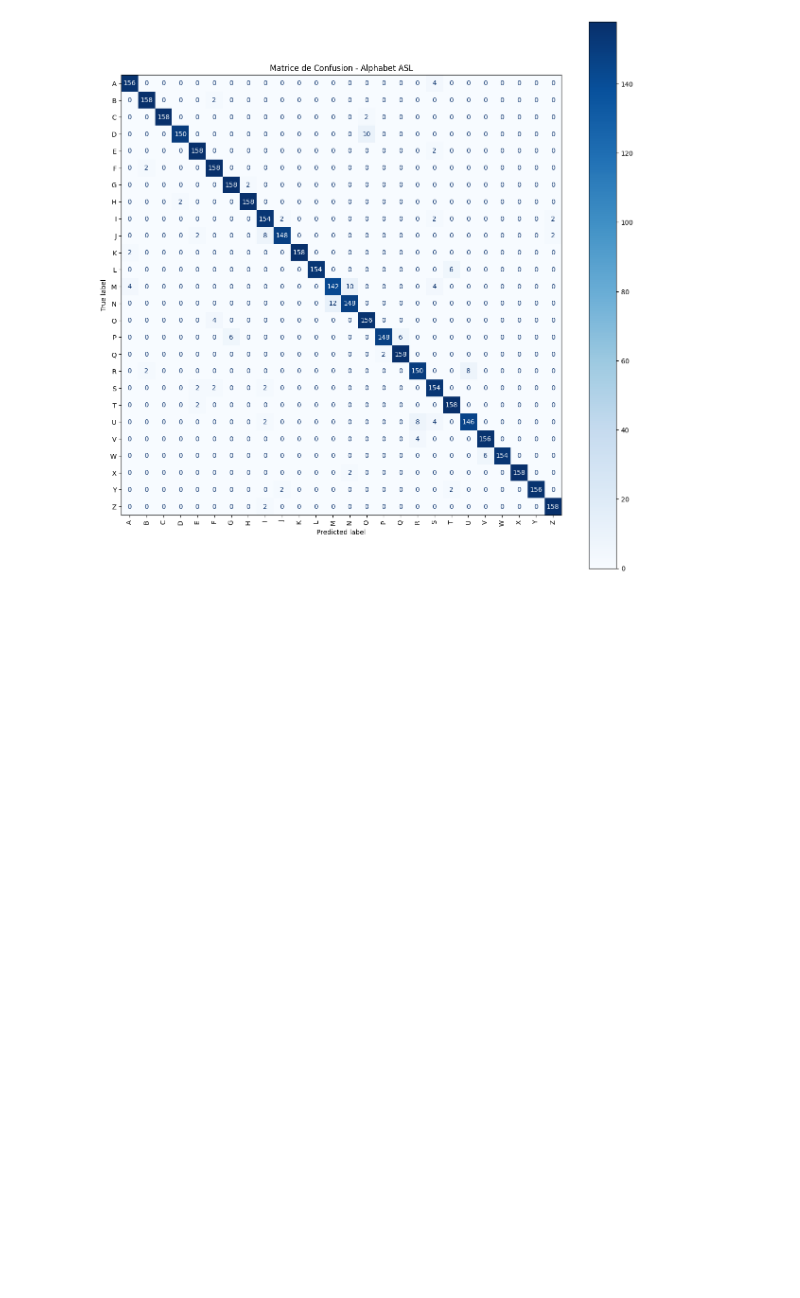
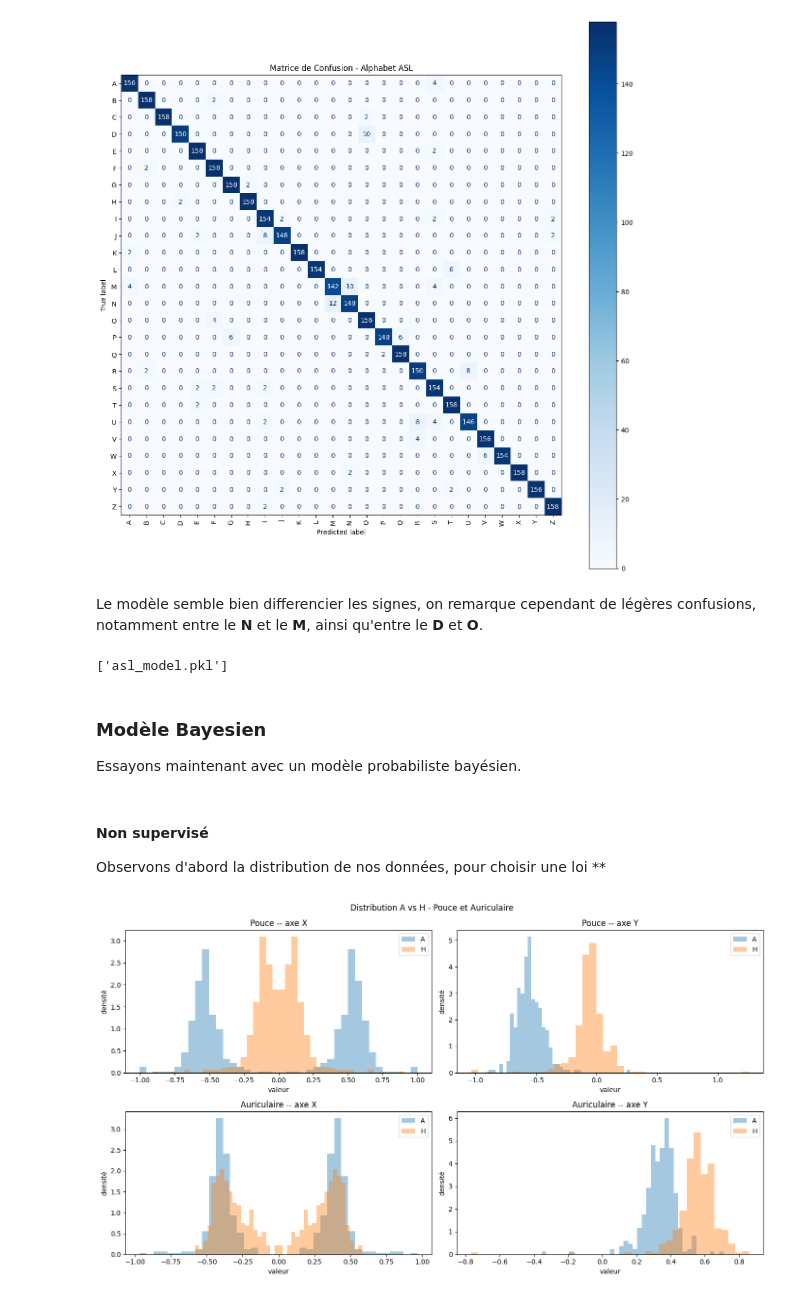
Before and after one commit to Younes2E/asl-machine-learning, a Jupyter notebook: notebooks/02_training.ipynb, the cells around one changed output. Cells and saved outputs as stored; diff of their text form; code cells hidden in the pictures; blank space fills up the shorter version.

Commit message:
Amelioration notebook + debut implémentation modèles bayesiens

```diff
--- a/notebooks/02_training.ipynb
+++ b/notebooks/02_training.ipynb
@@ -182,3 +192,41 @@ plt.title("Matrice de Confusion - Alphabet ASL")
 plt.show()
 # %% [output]
 [figure]
+# %% [markdown]
+Le modèle semble bien differencier les signes, on remarque cependant de légères confusions, notamment entre le **N** et le **M**, ainsi qu'entre le **D** et **O**.
+# %%
+joblib.dump(clf, "../models/asl_model.pkl")
+# %% [output]
+['asl_model.pkl']
+# %% [markdown]
+### Modèle Bayesien
+Essayons maintenant avec un modèle probabiliste bayésien.
+# %% [markdown]
+#### Non supervisé
+Observons d'abord la distribution de nos données, pour choisir une loi **
+# %%
+label = {chr(65+i): i for i in range(26)}
+cmap = plt.get_cmap("tab10")
+lettres = ['A','H']
+
+mask_label = [(y_trainval == label[l], l, cmap(i)) for i,l in enumerate(lettres)]
+
+points = {"Pouce -- axe X": 8,"Pouce -- axe Y": 9,"Auriculaire -- axe X": 40,"Auriculaire -- axe Y": 41}
+
+fig, axes = plt.subplots(2, 2, figsize=(14, 8))
+
+for ax, (nom, feat_idx) in zip(axes.flat, points.items()):
+    for mask, label, color in mask_label:
+        data = X_trainval[mask, feat_idx]
+        ax.hist(data, bins=40, density=True, alpha=0.4, color=color, label=label)
+
+    ax.set_title(nom)
+    ax.set_xlabel("valeur")
+    ax.set_ylabel("densité")
+    ax.legend()
+
+plt.suptitle("Distribution A vs H - Pouce et Auriculaire")
+plt.tight_layout()
+plt.show()
+# %% [output]
+[figure, added]
```
Also changed, not shown: parts of 19 cells of this notebook.
